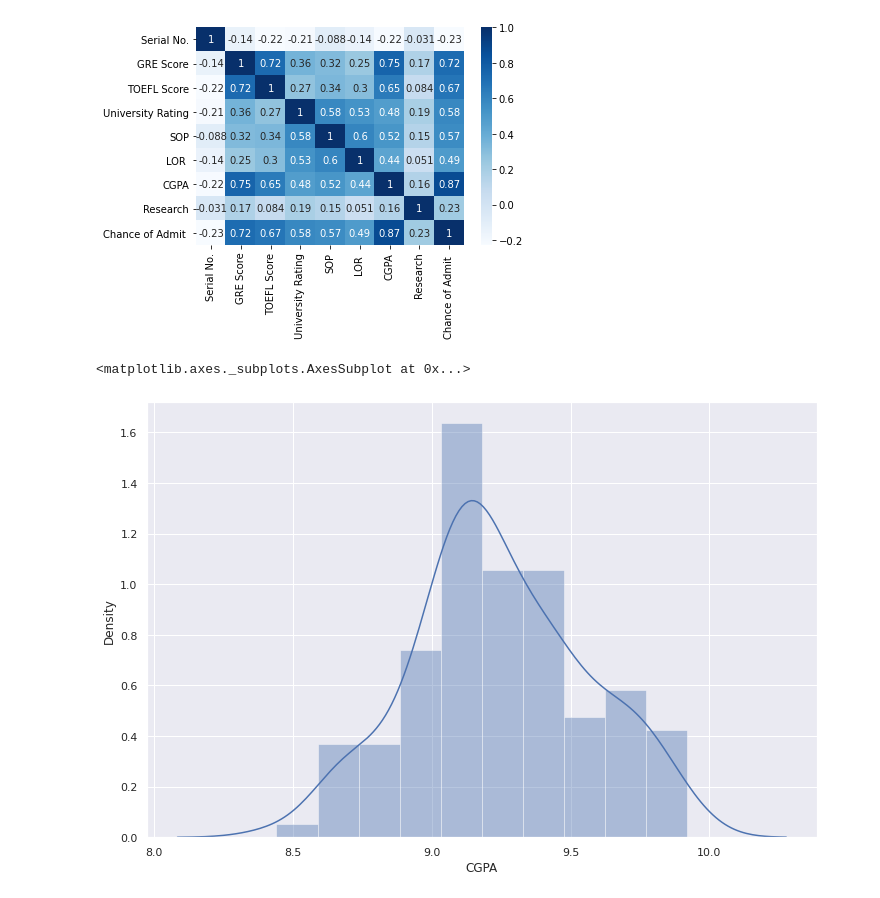
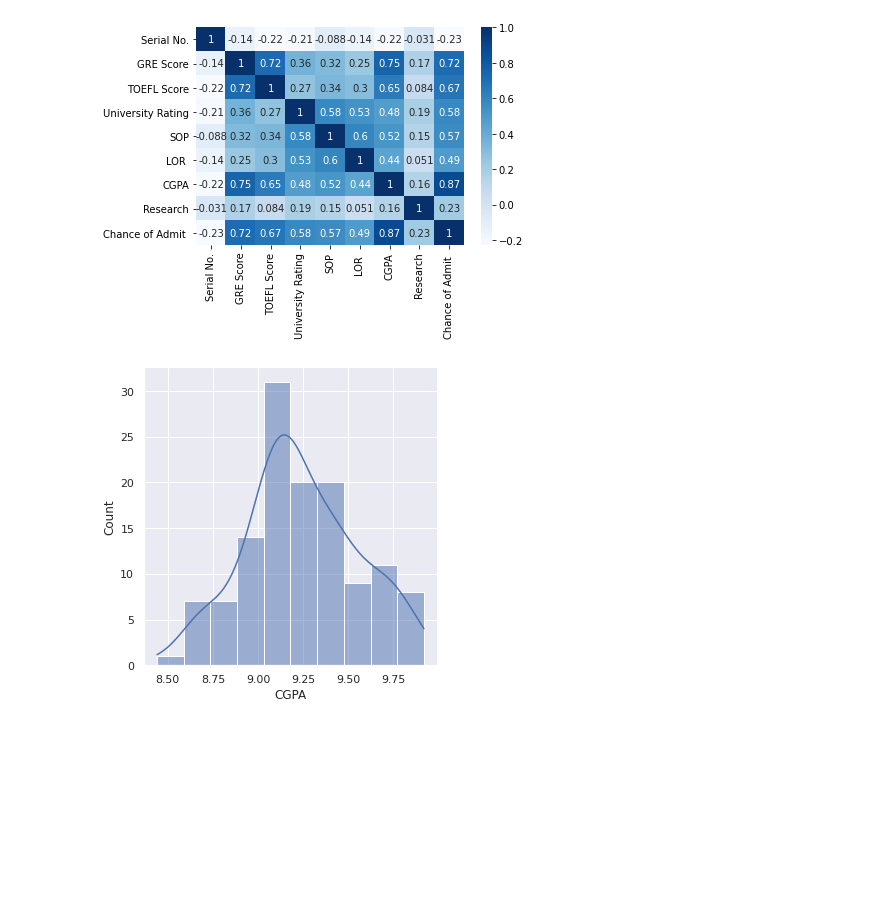
Before and after one commit to pravallika-1305/WISE_ML, a Jupyter notebook: Admission_predict.ipynb, the cells around one changed output. Saved outputs shown, nothing was run; the diff lists cells and outputs as text; code cells hidden in the pictures; blank space fills up the shorter version.

Commit message:
replaced `distplot` with `displot`

```diff
--- a/Admission_predict.ipynb
+++ b/Admission_predict.ipynb
@@ -111,10 +111,10 @@ sns.heatmap(admit_high_chance.corr(),annot=True, cmap='Blues')
 <matplotlib.axes._subplots.AxesSubplot at 0x...>
 [figure]
 # %%
-plt.subplots(figsize=(12,8))
+#plt.subplots(figsize=(12,8))
 sns.set_theme(style="darkgrid")
-sns.distplot( admit_high_chance["CGPA"])
-#sns.distplot( df["CGPA"])
+sns.displot( admit_high_chance["CGPA"],kind="hist", kde=True)
+#sns.histplot(df["CGPA"])
+plt.show()
 # %% [output]
-<matplotlib.axes._subplots.AxesSubplot at 0x...>
-[figure, old version]
+[figure, new version]
```
